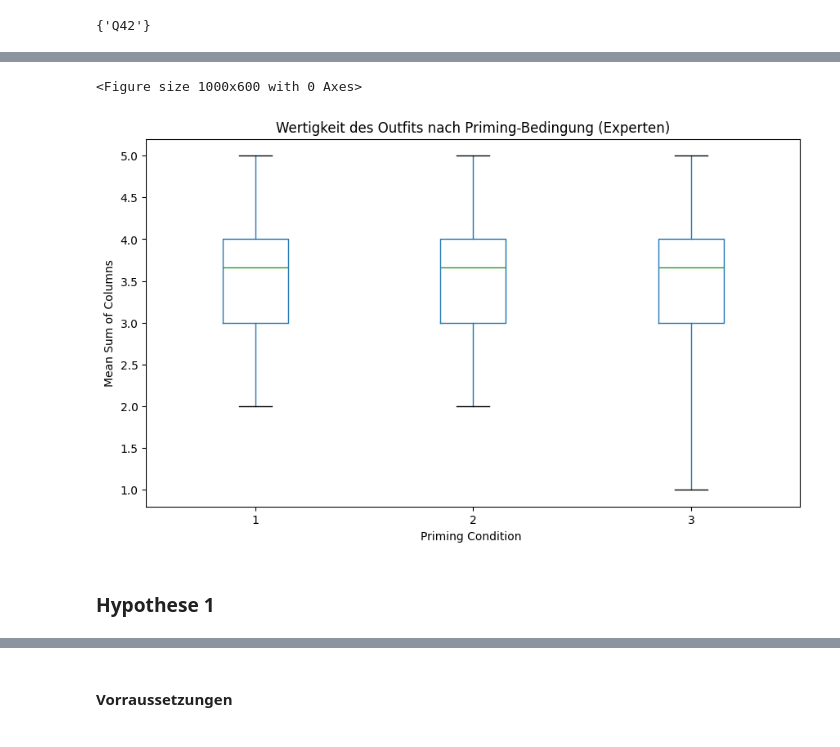
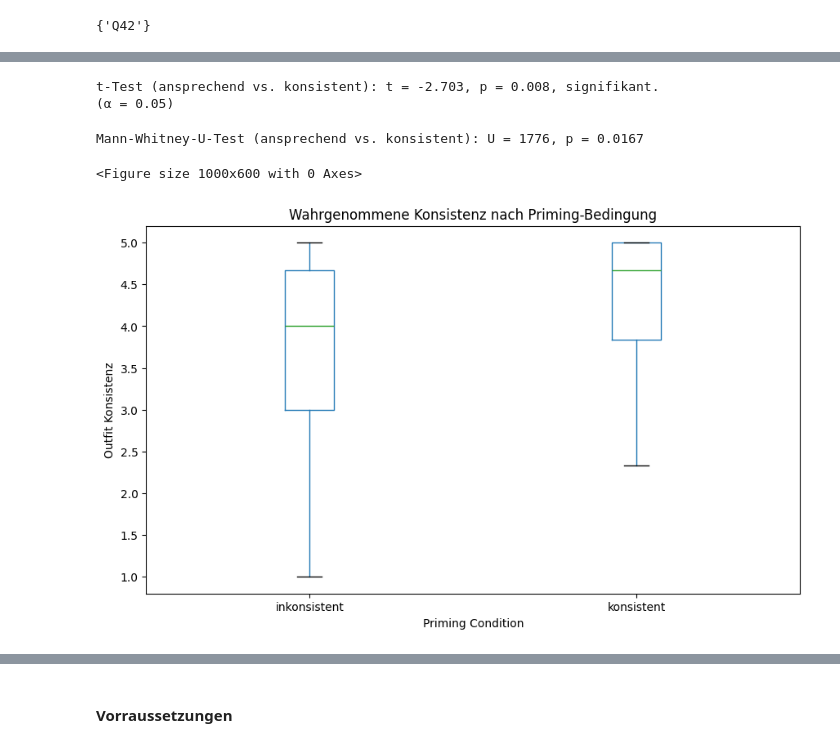
Before and after one commit to jkleinau/Datenanalyse, a Jupyter notebook: main.ipynb, the cells around one changed output, grey strips where cells are left out. Drawn from its saved outputs; the diff is of its cells as text; code cells hidden in the pictures.

```diff
--- a/main.ipynb
+++ b/main.ipynb
@@ -404,0 +475,15 @@ else:
+# %%
+# Create is_consistent column and filter the dataset
+combined_df['is_consistent'] = combined_df['priming'].apply(lambda x: True if x == 3 else False if x == 1 else None)
+
+# Remove rows where priming == 2 (where is_consistent is None)
+combined_df = combined_df[combined_df['priming'] != 2].copy()
+
+# Reset index after filtering
+combined_df = combined_df.reset_index(drop=True)
+
+print(f"Dataset filtered. Remaining rows: {len(combined_df)}")
+print(f"Priming distribution after filtering:")
+print(combined_df['priming'].value_counts().sort_index())
+print(f"is_consistent distribution:")
+print(combined_df['is_consistent'].value_counts())
@@ -404,0 +601,4 @@ else:
+# %%
+q_set = get_q_columns_from_v(['v_228'], inverse_map)
+beruf_column = list(q_set)[0] if q_set else 'v_beruf'
+combined_df['berufserfahrung'] = combined_df[beruf_column]
@@ -404,0 +894,4 @@ else:
+# %%
+konsistenz_columns = get_q_columns_from_v(['v_11037', 'v_11038', 'v_11039'], inverse_map)
+columns_to_analyze = list(konsistenz_columns)
+analyze_construct_reliability(combined_df, columns_to_analyze, 'Wahrgenommene Konsistenz')
@@ -405,15 +921,34 @@ else:
+# %%
+combined_df['consistency_mean'] = combined_df[columns_to_analyze].mean(axis=1)
+
+priming1 = combined_df[combined_df['is_consistent'] == False]
+priming3 = combined_df[combined_df['is_consistent'] == True]
+
+t_stat, p_value = ttest_ind(priming1['consistency_mean'], priming3['consistency_mean'], equal_var=True)
+summarize_ttest(t_stat, p_value, 'ansprechend', 'konsistent')
+# %% [output]
+t-Test (ansprechend vs. konsistent): t = -2.703, p = 0.008, signifikant.
+(α = 0.05)
+# %%
+# Define the groups for comparison
+priming1 = combined_df[combined_df['is_consistent'] == True]['consistency_mean'].dropna()
+priming3 = combined_df[combined_df['is_consistent'] == False]['consistency_mean'].dropna()
+
+# Perform Mann-Whitney U test
+statistic, p_value = mannwhitneyu(priming1, priming3, alternative='two-sided')
+
+print(f"Mann-Whitney-U-Test (ansprechend vs. konsistent): U = {statistic:.0f}, p = {p_value:.4f}")
+# %% [output]
+Mann-Whitney-U-Test (ansprechend vs. konsistent): U = 1776, p = 0.0167
 # %%
-# Boxplot of mean_columns distribution by priming condition
 plt.figure(figsize=(10, 6))
-# Use pandas boxplot grouped by c_0001, whiskers to min/max to include all points
-combined_df.boxplot(column='mean_columns', by='priming', grid=False, figsize=(10, 6), whis=[0,100])
-plt.title('Wertigkeit des Outfits nach Priming-Bedingung (Experten)')
-plt.xlabel('Priming Condition ')
-plt.ylabel('Mean Sum of Columns')
+combined_df.boxplot(column='consistency_mean', by='priming', grid=False, figsize=(10, 6), whis=[0,100])
+plt.title('Wahrgenommene Konsistenz nach Priming-Bedingung')
+plt.xlabel('Priming Condition')
+plt.ylabel('Outfit Konsistenz')
+plt.xticks([1,2],['inkonsistent', 'konsistent' ])
 plt.suptitle('')  # clear the automatic suptitle
 plt.show()
 # %% [output]
 <Figure size 1000x600 with 0 Axes>
-[figure, old version]
+[figure, new version]
-# %% [markdown]
-### Hypothese 1
```
Also changed, not shown: parts of 81 cells of this notebook, 3 other files.
